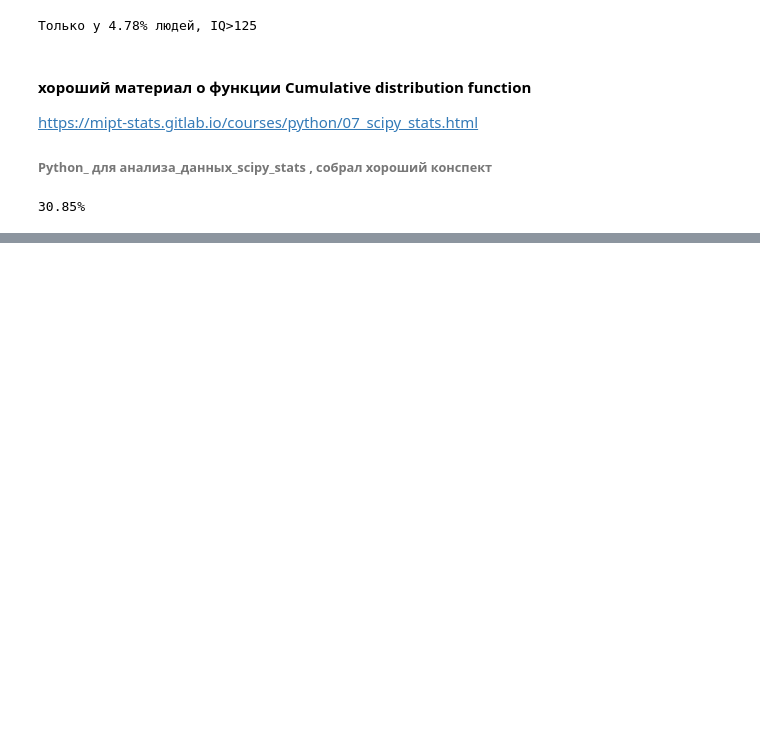
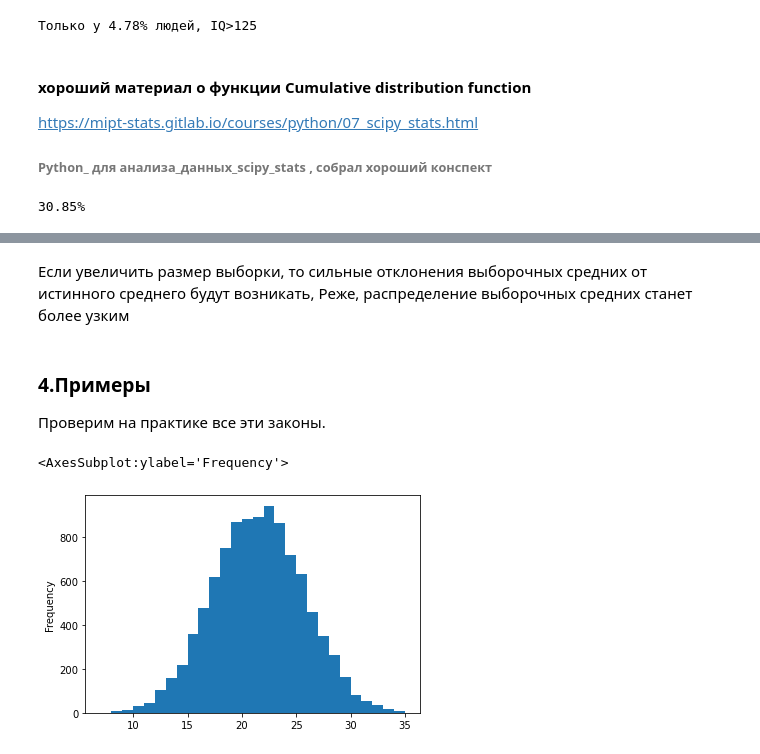
Before and after one commit to MaksimOsokin/training_in_pandas, a Jupyter notebook: tasks_from_the_course/Статистика_конспект.ipynb, the cells around one changed output, grey strips where cells are left out. Cells and saved outputs as stored; diff of their text form; code cells hidden in the pictures; blank space fills up the shorter version.

```diff
--- a/tasks_from_the_course/Статистика_конспект.ipynb
+++ b/tasks_from_the_course/Статистика_конспект.ipynb
@@ -542,0 +614,30 @@ print(f'{round(probability_of_point*100, 2)}%')
+# %% [markdown]
+Если увеличить размер выборки, то сильные отклонения выборочных средних от истинного среднего будут возникать, Реже, распределение выборочных средних станет более узким
+# %% [markdown]
+### 4.Примеры
+
+Проверим на практике все эти законы.
+# %%
+import numpy as np
+import pandas as pd
+import matplotlib.pyplot as plt
+import math
+
+# значения игральной кости
+dice = [1, 2, 3, 4, 5, 6]
+# количество бросков кости
+count = 6
+# размер генеральной совокупность
+sp_size = 10000
+# sp - Statistical population - генеральная совокупность
+sp = pd.Series(dtype=np.int64, index=range(sp_size))
+for i in range(sp_size):
+    value = 0
+    for _ in range(count):
+        value += np.random.choice(dice)
+    sp[i] = value
+
+sp.plot.hist(bins=28)
+# %% [output]
+<AxesSubplot:ylabel='Frequency'>
+[figure, added]
```
Also changed, not shown: parts of 52 cells of this notebook.
